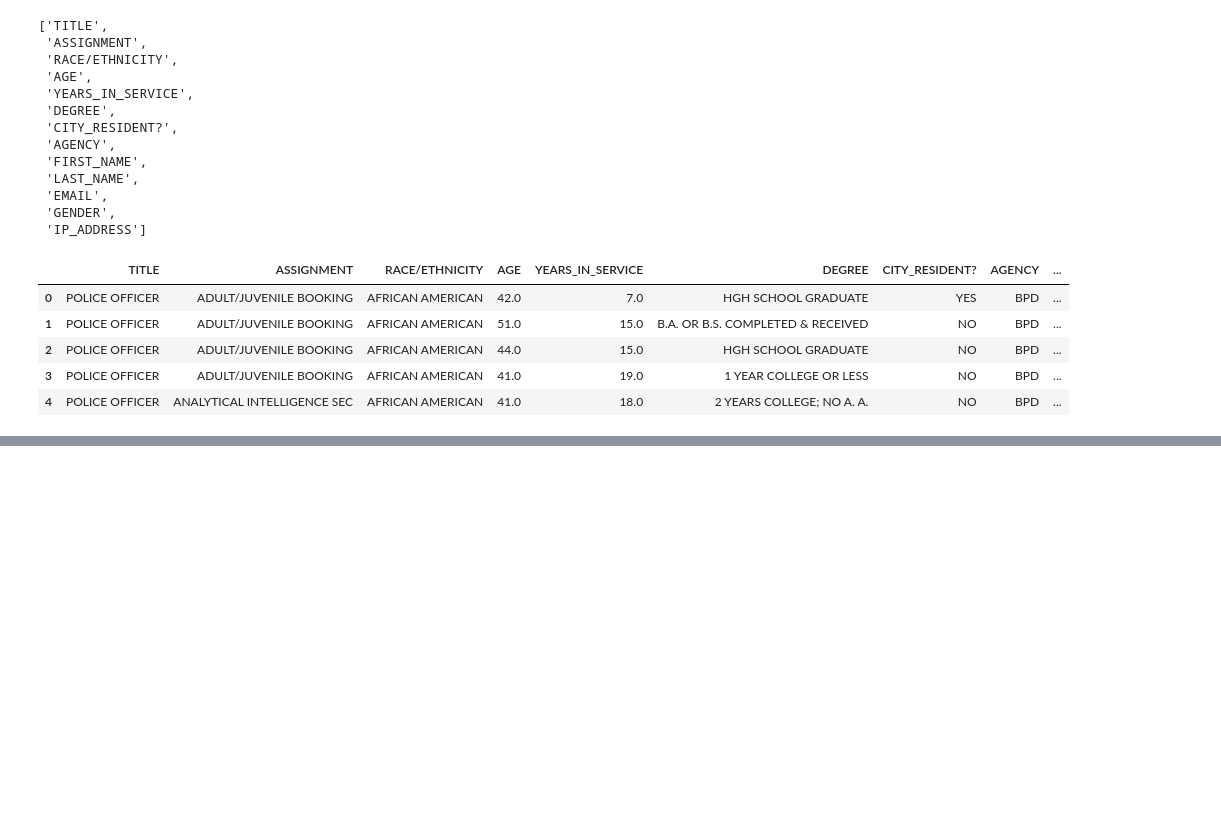
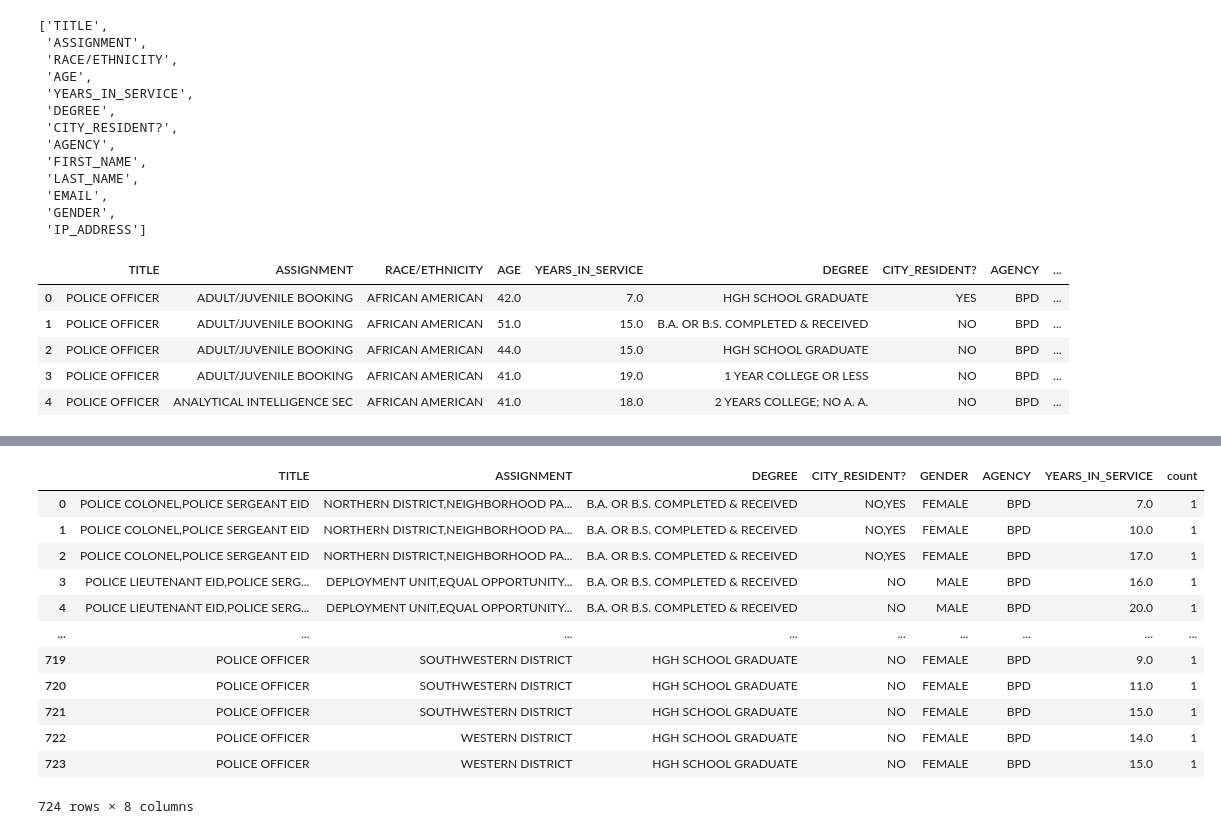
Before and after one commit to ammarlam10/DS23_multimodal_anonymization, a Jupyter notebook: tabluar anonymization.ipynb, the cells around one changed output, grey strips where cells are left out. Saved outputs shown, nothing was run; the diff lists cells and outputs as text; code cells hidden in the pictures; blank space fills up the shorter version.

```diff
--- a/tabluar anonymization.ipynb
+++ b/tabluar anonymization.ipynb
@@ -117,0 +139,17 @@ out[2].head()
+# %%
+# K = 3 for Age
+out[2][1]
+# %% [output]
+|  | TITLE | ASSIGNMENT | DEGREE | CITY_RESIDENT? | GENDER | AGENCY | YEARS_IN_SERVICE | count |
+| 0 | POLICE COLONEL,POLICE SERGEANT EID | NORTHERN DISTRICT,NEIGHBORHOOD PA... | B.A. OR B.S. COMPLETED & RECEIVED | NO,YES | FEMALE | BPD | 7.0 | 1 |
+| 1 | POLICE COLONEL,POLICE SERGEANT EID | NORTHERN DISTRICT,NEIGHBORHOOD PA... | B.A. OR B.S. COMPLETED & RECEIVED | NO,YES | FEMALE | BPD | 10.0 | 1 |
+| 2 | POLICE COLONEL,POLICE SERGEANT EID | NORTHERN DISTRICT,NEIGHBORHOOD PA... | B.A. OR B.S. COMPLETED & RECEIVED | NO,YES | FEMALE | BPD | 17.0 | 1 |
+| 3 | POLICE LIEUTENANT EID,POLICE SERG... | DEPLOYMENT UNIT,EQUAL OPPORTUNITY... | B.A. OR B.S. COMPLETED & RECEIVED | NO | MALE | BPD | 16.0 | 1 |
+| 4 | POLICE LIEUTENANT EID,POLICE SERG... | DEPLOYMENT UNIT,EQUAL OPPORTUNITY... | B.A. OR B.S. COMPLETED & RECEIVED | NO | MALE | BPD | 20.0 | 1 |
+| ... | ... | ... | ... | ... | ... | ... | ... | ... |
+| 719 | POLICE OFFICER | SOUTHWESTERN DISTRICT | HGH SCHOOL GRADUATE | NO | FEMALE | BPD | 9.0 | 1 |
+| 720 | POLICE OFFICER | SOUTHWESTERN DISTRICT | HGH SCHOOL GRADUATE | NO | FEMALE | BPD | 11.0 | 1 |
+| 721 | POLICE OFFICER | SOUTHWESTERN DISTRICT | HGH SCHOOL GRADUATE | NO | FEMALE | BPD | 15.0 | 1 |
+| 722 | POLICE OFFICER | WESTERN DISTRICT | HGH SCHOOL GRADUATE | NO | FEMALE | BPD | 14.0 | 1 |
+| 723 | POLICE OFFICER | WESTERN DISTRICT | HGH SCHOOL GRADUATE | NO | FEMALE | BPD | 15.0 | 1 |
+724 rows × 8 columns
```
Also changed, not shown: parts of 20 cells of this notebook.
